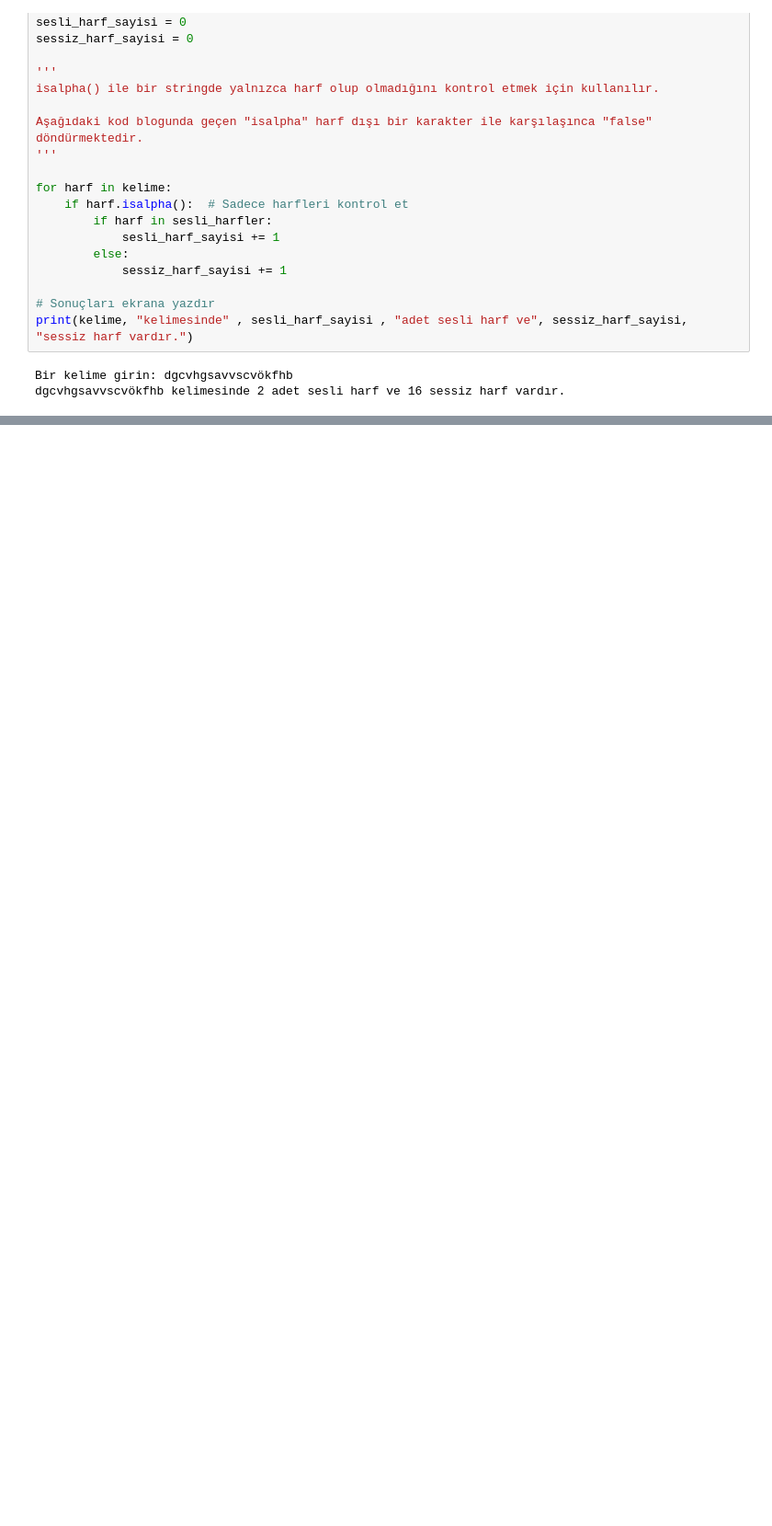
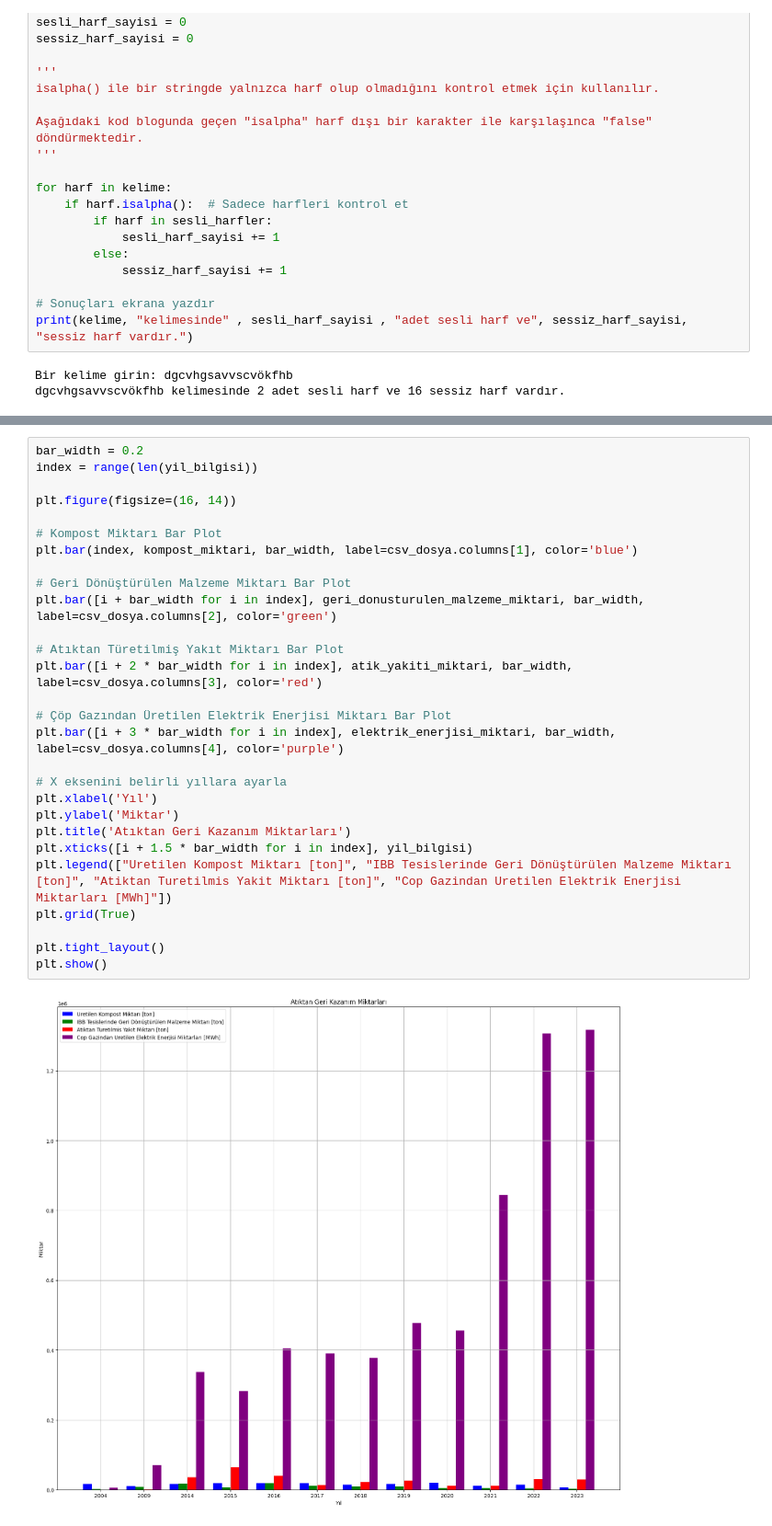
Before and after one commit to metin272/veriyapilari-algoritma, a Jupyter notebook: Ali_Hoca.ipynb, the cells around one changed output, grey strips where cells are left out. Shown at 92% size. Drawn from its saved outputs; the diff is of its cells as text; blank space fills up the shorter version.

```diff
--- a/Ali_Hoca.ipynb
+++ b/Ali_Hoca.ipynb
@@ -522,0 +1221,30 @@ dgcvhgsavvscvökfhb kelimesinde 2 adet sesli harf ve 16 sessiz harf vardır.
+# %%
+bar_width = 0.2
+index = range(len(yil_bilgisi))
+
+plt.figure(figsize=(16, 14))
+
+# Kompost Miktarı Bar Plot
+plt.bar(index, kompost_miktari, bar_width, label=csv_dosya.columns[1], color='blue')
+
+# Geri Dönüştürülen Malzeme Miktarı Bar Plot
+plt.bar([i + bar_width for i in index], geri_donusturulen_malzeme_miktari, bar_width, label=csv_dosya.columns[2], color='green')
+
+# Atıktan Türetilmiş Yakıt Miktarı Bar Plot
+plt.bar([i + 2 * bar_width for i in index], atik_yakiti_miktari, bar_width, label=csv_dosya.columns[3], color='red')
+
+# Çöp Gazından Üretilen Elektrik Enerjisi Miktarı Bar Plot
+plt.bar([i + 3 * bar_width for i in index], elektrik_enerjisi_miktari, bar_width, label=csv_dosya.columns[4], color='purple')
+
+# X eksenini belirli yıllara ayarla
+plt.xlabel('Yıl')
+plt.ylabel('Miktar')
+plt.title('Atıktan Geri Kazanım Miktarları')
+plt.xticks([i + 1.5 * bar_width for i in index], yil_bilgisi)
+plt.legend(["Uretilen Kompost Miktarı [ton]", "IBB Tesislerinde Geri Dönüştürülen Malzeme Miktarı [ton]", "Atiktan Turetilmis Yakit Miktarı [ton]", "Cop Gazindan Uretilen Elektrik Enerjisi Miktarları [MWh]"])
+plt.grid(True)
+
+plt.tight_layout()
+plt.show()
+# %% [output]
+[figure, added]
```
Also changed, not shown: parts of 51 cells of this notebook.
